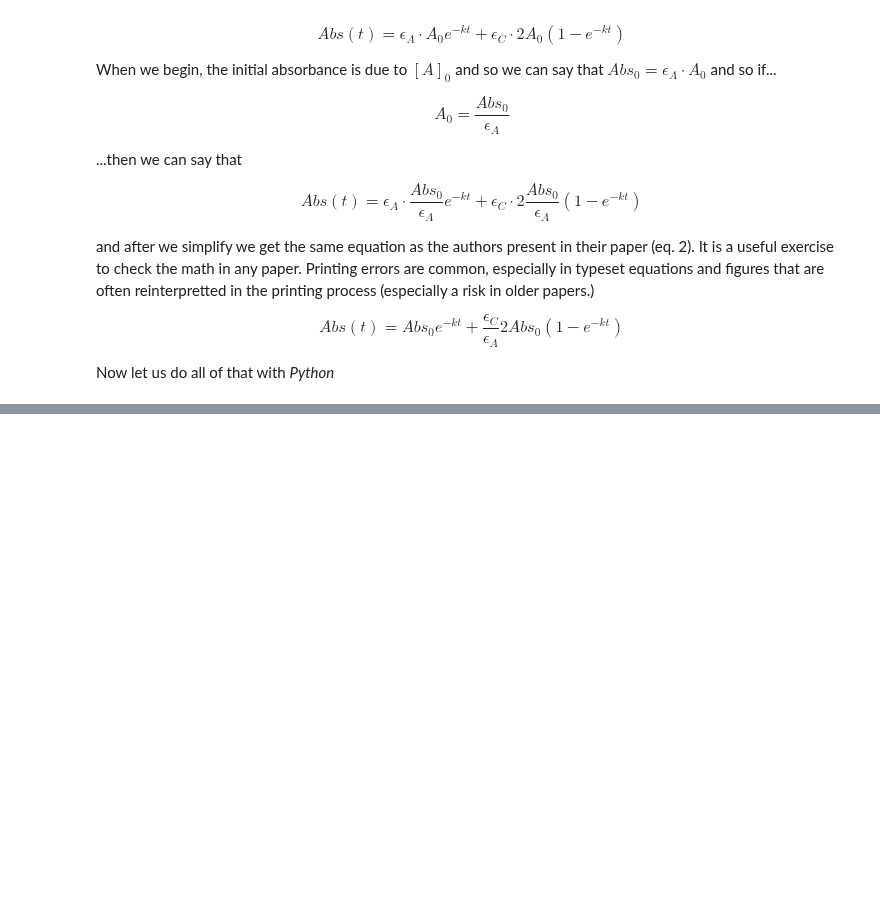
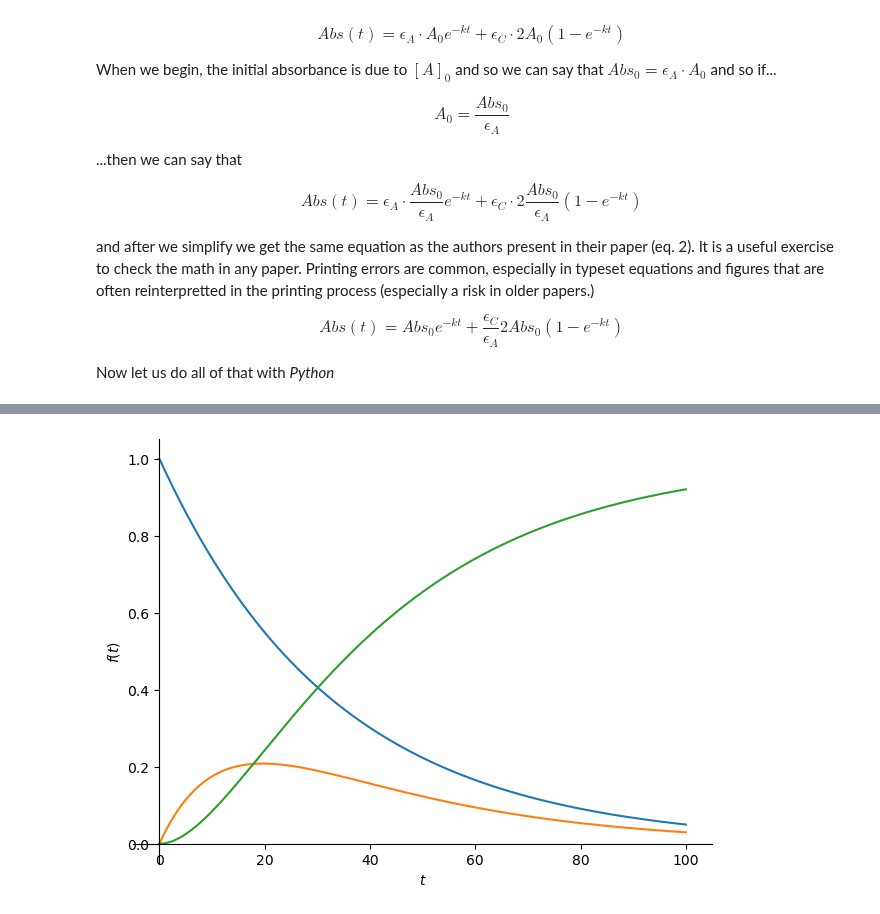
Before and after one commit to blinkletter/4410PythonNotebooks, a Jupyter notebook: Class_10/KirbyExamples.ipynb, the cells around one changed output, grey strips where cells are left out. Cells and saved outputs as stored; diff of their text form; code cells hidden in the pictures; blank space fills up the shorter version.

```diff
--- a/Class_10/KirbyExamples.ipynb
+++ b/Class_10/KirbyExamples.ipynb
@@ -119,8 +119,8 @@ eq1 = sym.Eq(At, A0-x)  # create an equation that defines A(t) in terms of A0 an
 print("The equation for A(t) in terms of x(t) is...")
 display(eq1)
 
-eq1 = eq1.subs(x, xt_rhs)  # xt is an expression for x. Substitute x for xt.
+A = eq1.subs(x, xt_rhs)  # xt is an expression for x. Substitute x for xt.
 print("The equation for A(t) after substituting in the term for x(t)")
-display(eq1)
+display(A)
 # %% [output]
 The expression for x(t) is...
@@ -270,0 +302,14 @@ $\displaystyle \left[\begin{matrix}A_{0} e^{- k_{1} t}\\\frac{A_{0} k_{1} e^{- k
+# %%
+Pt = sym.symbols('P_t')   # create Pt as a 'symbol'
+
+display(A,I)
+
+
+rhs = A0 - A.rhs - I.rhs
+display(rhs)
+
+rhs = sym.collect(rhs,A0)
+display(rhs)
+
+P = sym.Eq(Pt,rhs)
+display(P)
@@ -270,0 +328,32 @@ $\displaystyle \left[\begin{matrix}A_{0} e^{- k_{1} t}\\\frac{A_{0} k_{1} e^{- k
+# %%
+import matplotlib.pyplot as plt
+
+k1_rate = .03
+k2_rate = 0.08
+A0_conc = 1
+
+t_range = [t,0,100]
+
+eq1 = A.rhs
+#display(eq)
+
+eq1 = eq1.subs({k1:k1_rate, A0:A0_conc})
+
+
+
+eq2 = I.rhs
+eq2 = eq2.subs({k1:k1_rate, k2:k2_rate, A0:A0_conc})
+
+eq3 = P.rhs
+eq3 = eq3.subs({k1:k1_rate, k2:k2_rate, A0:A0_conc})
+
+
+p1 = sym.plot([eq1],t_range, show=False)
+p2 = sym.plot([eq2],t_range, show=False)
+p3 = sym.plot([eq3],t_range, show=False)
+p1.append(p2[0])
+p1.append(p3[0])
+p1.show()
+plt.show()
+# %% [output]
+[figure, added]
```
Also changed, not shown: parts of 11 cells of this notebook, 1 other file.
